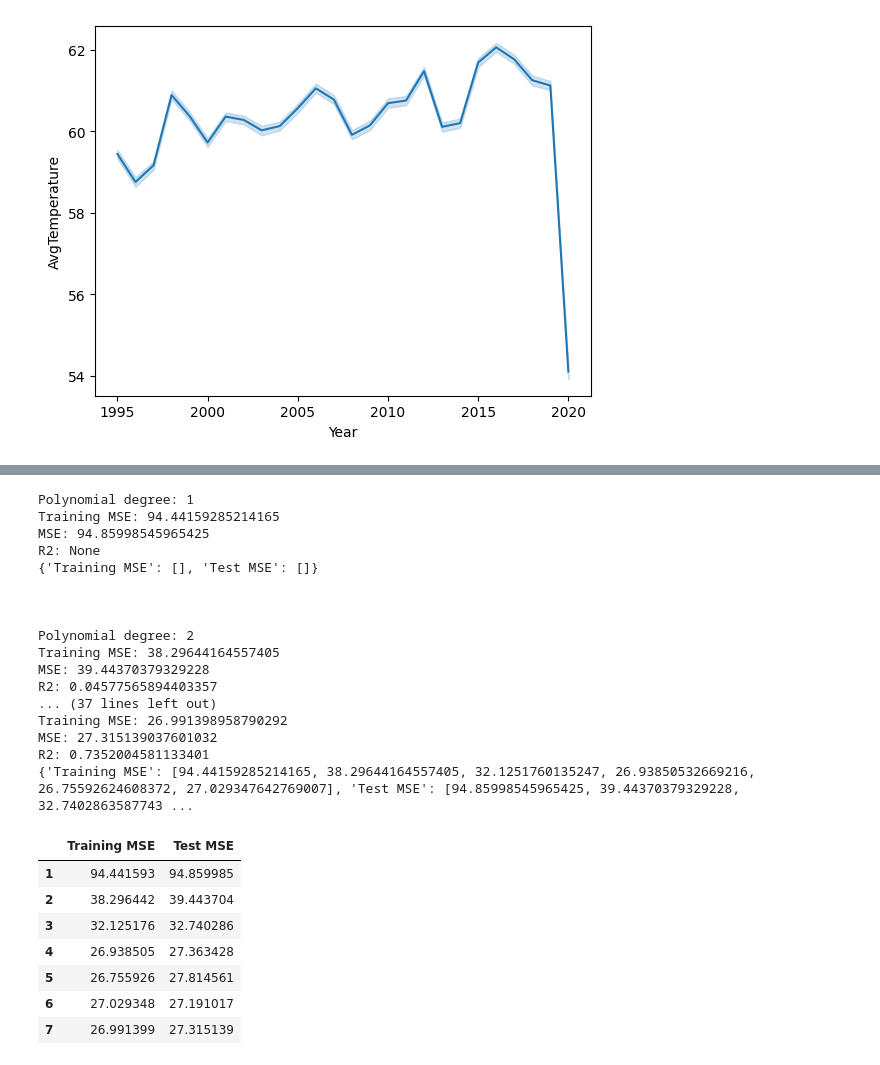
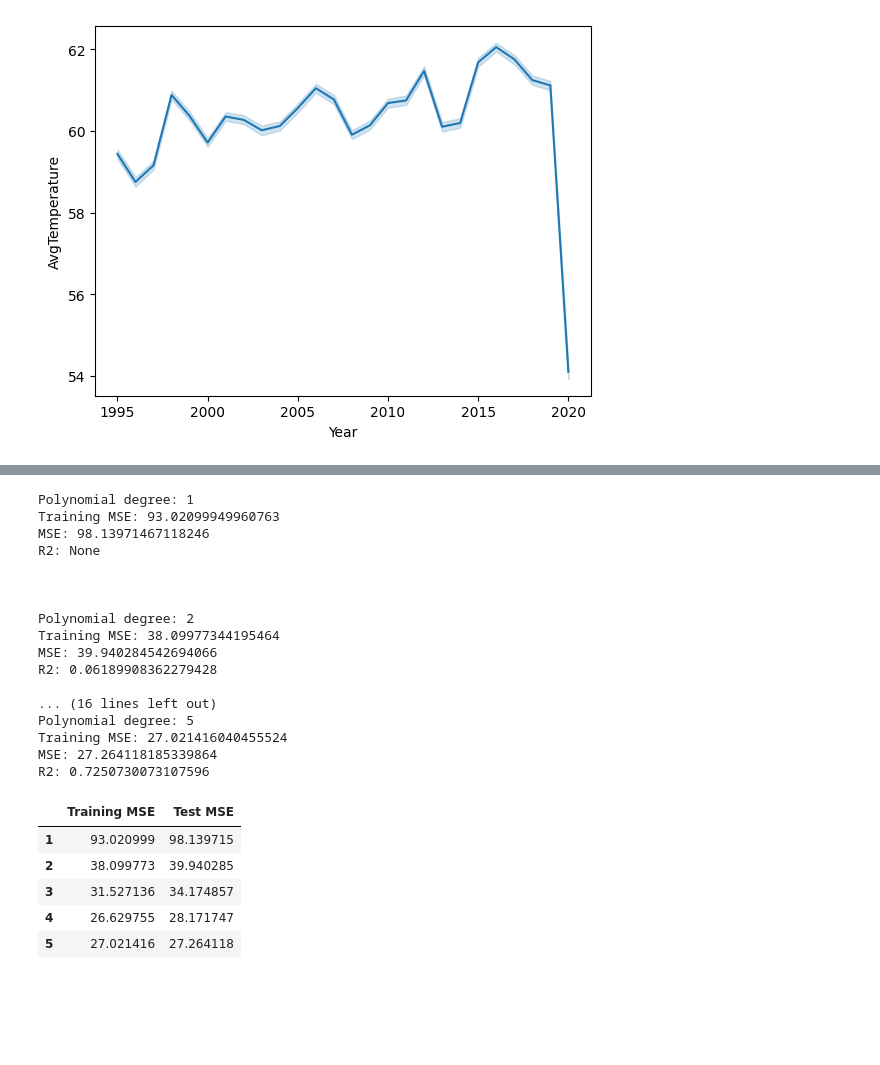
Before and after one commit to CSharpTeoMan911/TemperatureDataAnalysis, a Jupyter notebook: WeatherAnalysys.ipynb, the cells around one changed output, grey strips where cells are left out. Drawn from its saved outputs; the diff is of its cells as text; code cells hidden in the pictures; blank space fills up the shorter version.

```diff
--- a/WeatherAnalysys.ipynb
+++ b/WeatherAnalysys.ipynb
@@ -137,7 +136,6 @@ for i in range(1, 100):
     c_mse = metrics.mean_squared_error(y_pred=predictions, y_true=y_test)
     c_r2 = metrics.r2_score(y_pred=predictions, y_true=y_test)
 
-    addMetrics(t_mse, c_mse, r2, i, g_mse_comp, g_mse_comp_indexes, g_r2_progression, g_mse_progression)
 
     # If the MSE calculated on the training data is smaller
     # than the one calculated on the testing data is smaller
@@ -146,14 +144,15 @@ for i in range(1, 100):
         if c_mse > t_mse:
             if c_mse <= mse or c_r2 >= r2:
                 g_model = _model
+                degree = i
             else:
                 break
-        else:
-            break
-    degree = i
+    else:
+        g_model = _model
+
+    addMetrics(t_mse, c_mse, r2, i, g_mse_comp, g_mse_comp_indexes, g_r2_progression, g_mse_progression)
     mse = c_mse
     r2 = c_r2
-    print(g_model)
 
 
 g_model = {"x_intercept": g_model.intercept_, "Beta_Coefficients":  g_model.coef_.tolist(), "polynomial_degree": degree}
@@ -268,7 +270,6 @@ for i in range(1, 100):
     c_mse = metrics.mean_squared_error(y_pred=predictions, y_true=y_test)
     c_r2 = metrics.r2_score(y_pred=predictions, y_true=y_test)
 
-    addMetrics(t_mse, c_mse, r2, i, l_mse_comp, l_mse_comp_indexes, l_r2_progression, l_mse_progression)
 
     # If the MSE calculated on the training data is smaller
     # than the one calculated on the testing data is smaller
@@ -277,54 +278,53 @@ for i in range(1, 100):
         if c_mse > t_mse:
             if c_mse <= mse or c_r2 >= r2:
                 l_model = _model
+                degree = i
             else:
                 break
-        else:
-            break
-    degree = i
+    else:
+        l_model = _model
+    addMetrics(t_mse, c_mse, r2, i, l_mse_comp, l_mse_comp_indexes, l_r2_progression, l_mse_progression)
     mse = c_mse
     r2 = c_r2
 
 
 l_model = {"x_intercept": l_model.intercept_, "Beta_Coefficients":  l_model.coef_.tolist(), "polynomial_degree": degree}
 model_file = open(file="london_temp_model.json", mode="w")
 jf = json.dump(obj=l_model,fp= model_file, indent=4)
 model_file.flush()
 model_file.close()
 del(model_file)
 
 
 l_comp = pd.DataFrame(data=l_mse_comp, index=l_mse_comp_indexes)
 l_r2_prog = pd.DataFrame(data=l_r2_progression, index=l_mse_comp_indexes)
 l_mse_prog = pd.DataFrame(data=l_mse_progression, index=l_mse_comp_indexes)
 
 l_comp
 # %% [output]
 Polynomial degree: 1
-Training MSE: 94.44159285214165
-MSE: 94.85998545965425
+Training MSE: 93.02099949960763
+MSE: 98.13971467118246
 R2: None
-{'Training MSE': [], 'Test MSE': []}
 
 
 
 Polynomial degree: 2
-Training MSE: 38.29644164557405
-MSE: 39.44370379329228
-R2: 0.04577565894403357
-... (37 lines left out)
-Training MSE: 26.991398958790292
-MSE: 27.315139037601032
-R2: 0.7352004581133401
-{'Training MSE': [94.44159285214165, 38.29644164557405, 32.1251760135247, 26.93850532669216, 26.75592624608372, 27.029347642769007], 'Test MSE': [94.85998545965425, 39.44370379329228, 32.7402863587743 ...
+Training MSE: 38.09977344195464
+MSE: 39.940284542694066
+R2: 0.06189908362279428
+
+... (16 lines left out)
+Polynomial degree: 5
+Training MSE: 27.021416040455524
+MSE: 27.264118185339864
+R2: 0.7250730073107596
 |  | Training MSE | Test MSE |
-| 1 | 94.441593 | 94.859985 |
-| 2 | 38.296442 | 39.443704 |
-| 3 | 32.125176 | 32.740286 |
-| 4 | 26.938505 | 27.363428 |
-| 5 | 26.755926 | 27.814561 |
-| 6 | 27.029348 | 27.191017 |
-| 7 | 26.991399 | 27.315139 |
+| 1 | 93.020999 | 98.139715 |
+| 2 | 38.099773 | 39.940285 |
+| 3 | 31.527136 | 34.174857 |
+| 4 | 26.629755 | 28.171747 |
+| 5 | 27.021416 | 27.264118 |
 # %%
 ##########################################################################################
 # Comparison of the MSE in predicting training data VS testing data for the Global model #
```
Also changed, not shown: parts of 9 cells of this notebook, 3 other files.
